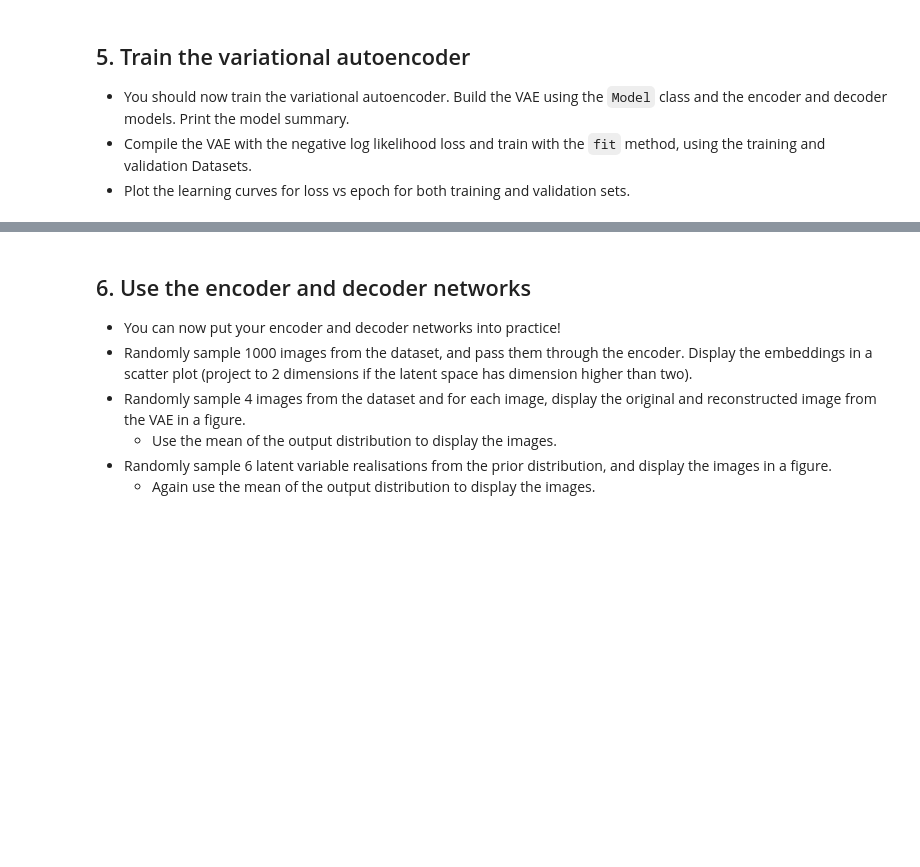
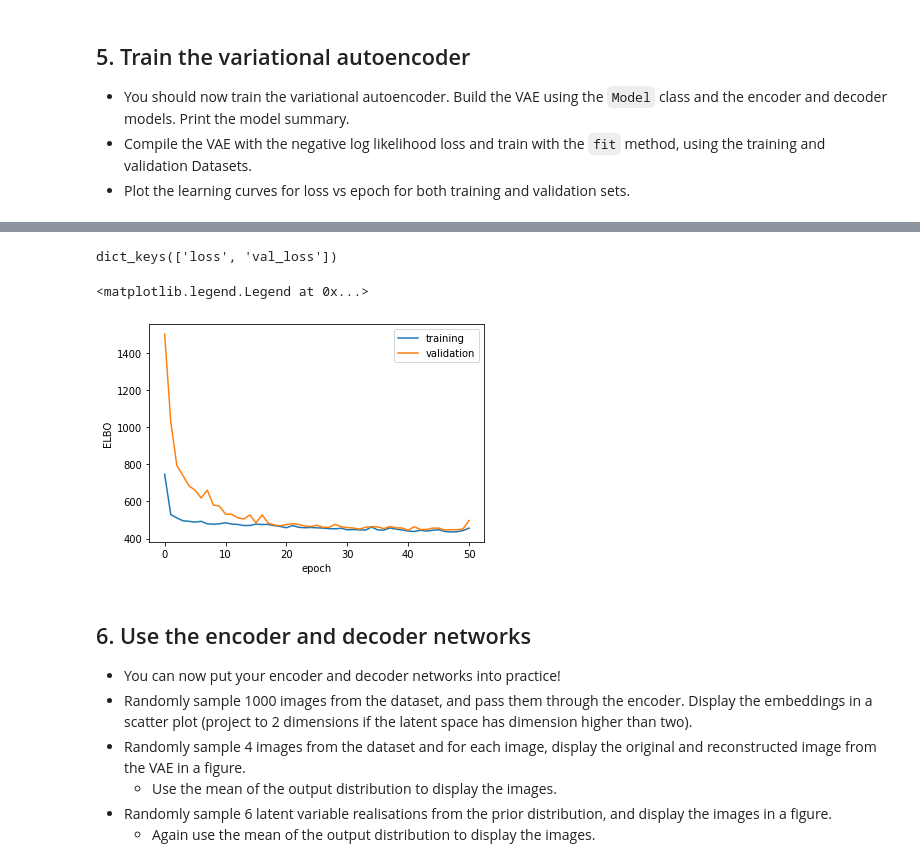
Before and after one commit to LuisDarioHinojosa/TF2_SP, a Jupyter notebook: C3/Capstone/Course_3_de_Capstone_Project.ipynb, the cells around one changed output, grey strips where cells are left out. Cells and saved outputs as stored; diff of their text form; code cells hidden in the pictures; blank space fills up the shorter version.

```diff
--- a/C3/Capstone/Course_3_de_Capstone_Project.ipynb
+++ b/C3/Capstone/Course_3_de_Capstone_Project.ipynb
@@ -266,3 +440,6 @@ thetaDists, aDists = getManyRandomVariables(4)
 * You should now train the variational autoencoder. Build the VAE using the `Model` class and the encoder and decoder models. Print the model summary.
 * Compile the VAE with the negative log likelihood loss and train with the `fit` method, using the training and validation Datasets.
 * Plot the learning curves for loss vs epoch for both training and validation sets.
+# %%
+vae = Model(inputs=encoder.inputs, outputs=decoder(encoder.outputs))
+vae.summary()
@@ -268,0 +464,12 @@ thetaDists, aDists = getManyRandomVariables(4)
+# %%
+def lossFunction(imageBatch, decoderDist):
+    return -tf.reduce_mean(decoderDist.log_prob(imageBatch))
+# %%
+optimizer = tf.keras.optimizers.Adam(1e-3)
+vae.compile(
+    optimizer=optimizer,
+    loss=lossFunction,
+    )
+stop = EarlyStopping(mode="min",patience = 10,min_delta = 5e-6,monitor ="val_loss")
+# %%
+history = vae.fit(trainDataset, validation_data=valDataset, epochs=500,callbacks=[stop])
@@ -269,3 +494,17 @@ thetaDists, aDists = getManyRandomVariables(4)
+# %%
+history.history.keys()
+# %% [output]
+dict_keys(['loss', 'val_loss'])
+# %%
+plt.figure()
+plt.plot(history.history["loss"],label = "training")
+plt.plot(history.history["val_loss"],label = "validation")
+plt.xlabel('epoch')
+plt.ylabel('ELBO')
+plt.legend()
+# %% [output]
+<matplotlib.legend.Legend at 0x...>
+[figure, added]
 # %% [markdown]
 ## 6. Use the encoder and decoder networks
 * You can now put your encoder and decoder networks into practice!
```
Also changed, not shown: parts of 48 cells of this notebook.
